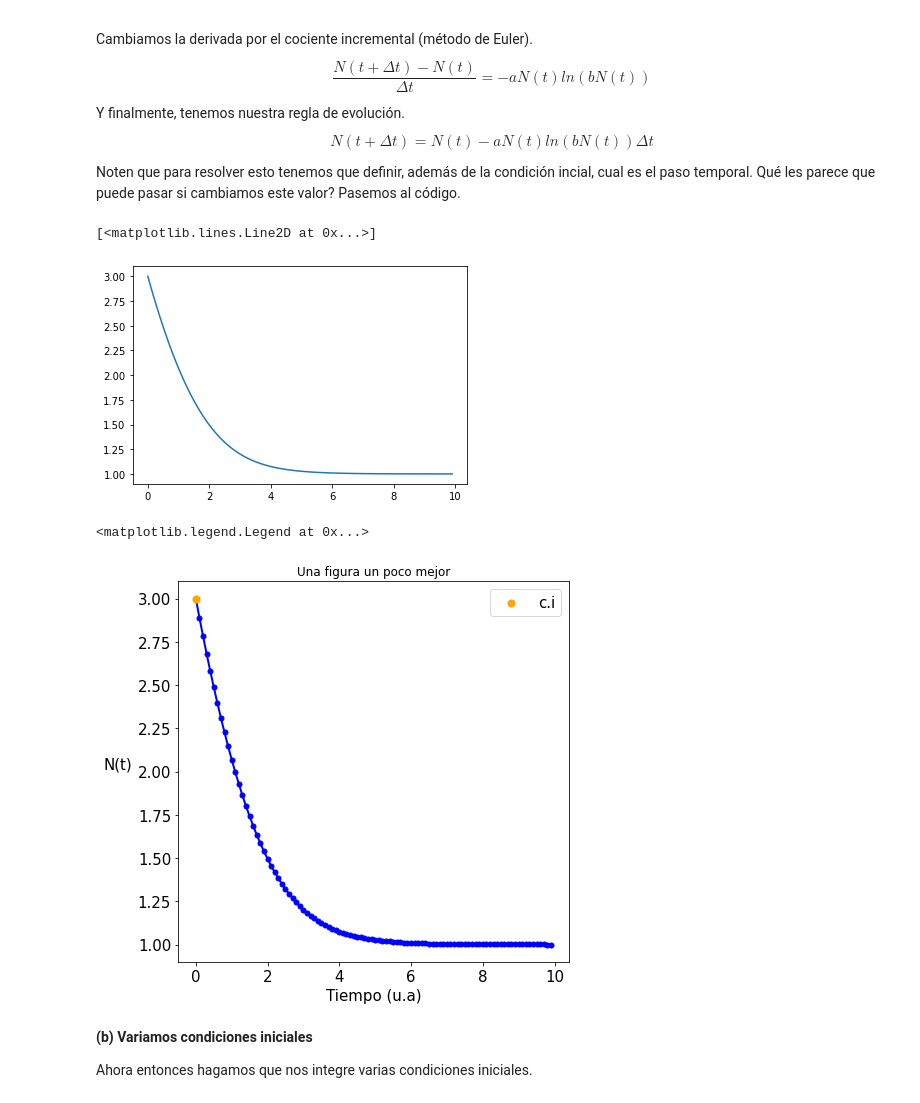
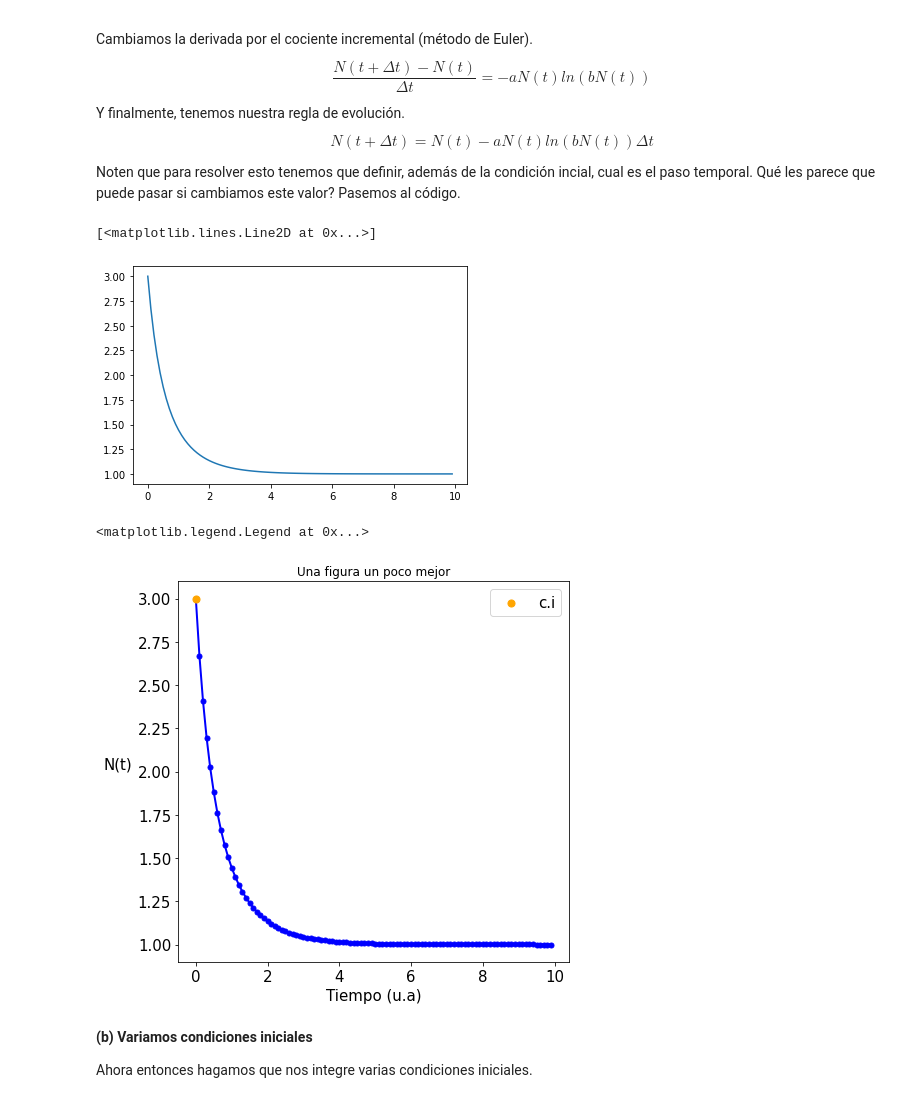
Before and after one commit to jfdoppler/DNL-1c2020, a Jupyter notebook: DNL_1C2020_integracion_1.ipynb, the cells around one changed output. Saved outputs shown, nothing was run; the diff lists cells and outputs as text; code cells hidden in the pictures.

```diff
--- a/DNL_1C2020_integracion_1.ipynb
+++ b/DNL_1C2020_integracion_1.ipynb
@@ -53,25 +53,25 @@ import matplotlib.pyplot as plt
 # %%
 #Definimos el valor de los parámetros del modelo
 a = 1
 b = 1
 #Damos el paso de integración o evolución
 dt = 0.1
 #Damos el vector de los tiempos para los que vamos a calcular N
 t = np.arange(0, 10, step=dt)
 #Definimos el vector N, por ahora son todos ceros. Lo vamos llenando al ir evolucionando con Euler.
 N = np.zeros_like(t)
 #Damos la condicion inicial de N.
 N[0] = 3
 #Y ahora sí ya hacemos la evolución de la formulita.
 for i in range(len(t)-1):
     # Calculamos el siguiente punto usando el método de Euler (t -> i ; t+dt -> i+1)
-    N[i + 1] = N[i] - a*np.log(b*N[i]) * dt
+    N[i + 1] = N[i] + ( - a * N[i] * np.log(b*N[i]) )* dt
 
 #Una figura de orden cero
 plt.plot(t, N)
 # %% [output]
 [<matplotlib.lines.Line2D at 0x...>]
-[figure, old version]
+[figure, new version]
 # %%
 #Una figura un poco mejor
 
@@ -86,7 +86,7 @@ plt.yticks(fontsize=15)  #Cambiamos el tamaño de los numeros en el eje y
 plt.legend(fontsize=15)  #Le decimos que ponga las etiquetas de los plots con tamaño de letra 15
 # %% [output]
 <matplotlib.legend.Legend at 0x...>
-[figure, old version]
+[figure, new version]
 # %% [markdown]
 **(b) Variamos condiciones iniciales**
 
```
Also changed, not shown: parts of 3 cells of this notebook.
